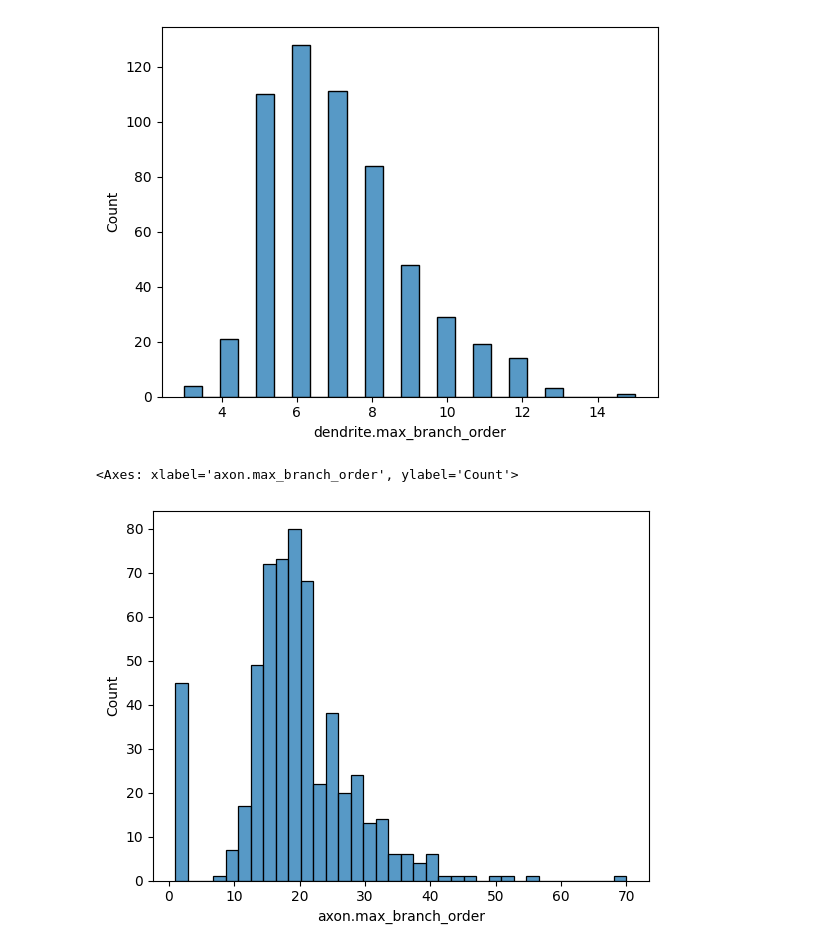
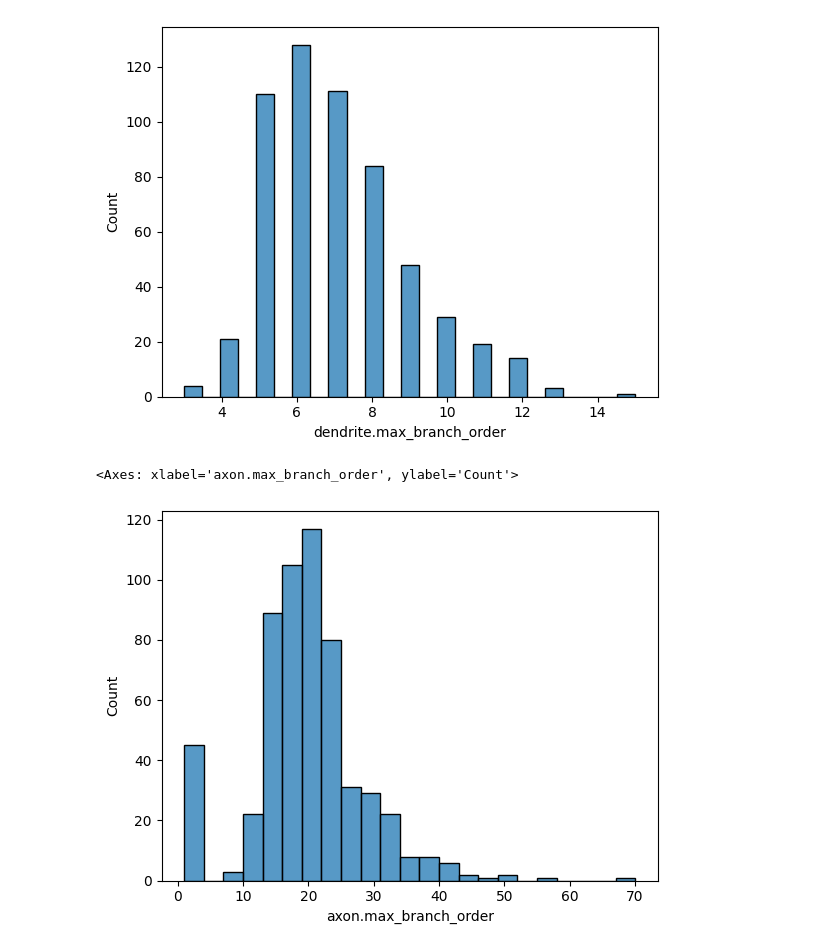
Before and after one commit to tb-harris/neuroscience-2025, a Jupyter notebook: extra/More_Morphological_Features.ipynb, the cells around one changed output. Drawn from its saved outputs; the diff is of its cells as text; code cells hidden in the pictures.

```diff
--- a/extra/More_Morphological_Features.ipynb
+++ b/extra/More_Morphological_Features.ipynb
@@ -67,7 +71,7 @@ sns.histplot(morph_additional['dendrite.max_branch_order'])
 <Axes: xlabel='dendrite.max_branch_order', ylabel='Count'>
 [figure]
 # %%
-sns.histplot(morph_additional['axon.max_branch_order'])
+sns.histplot(morph_additional['axon.max_branch_order'], binwidth=3)
 # %% [output]
 <Axes: xlabel='axon.max_branch_order', ylabel='Count'>
-[figure, old version]
+[figure, new version]
```
Also changed, not shown: parts of 4 cells of this notebook.
